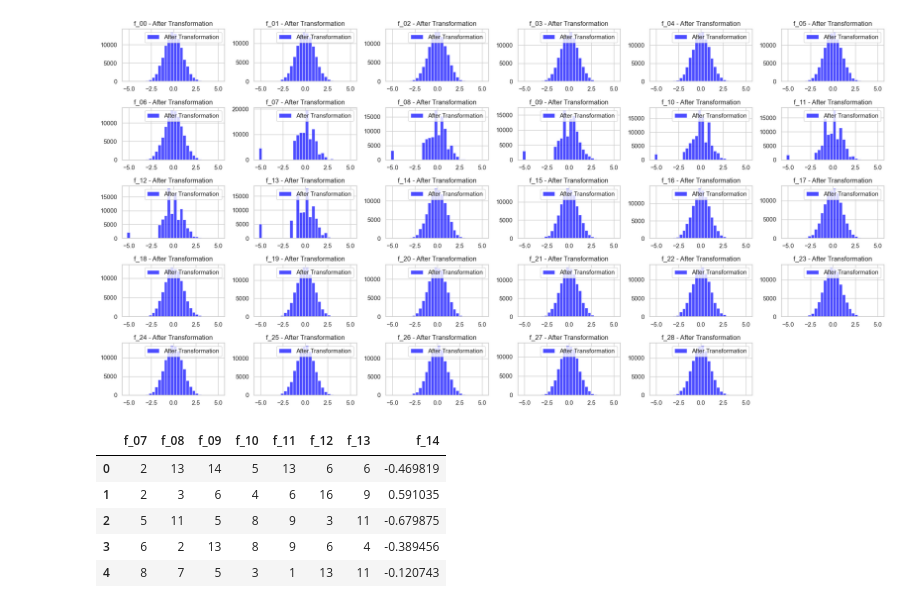
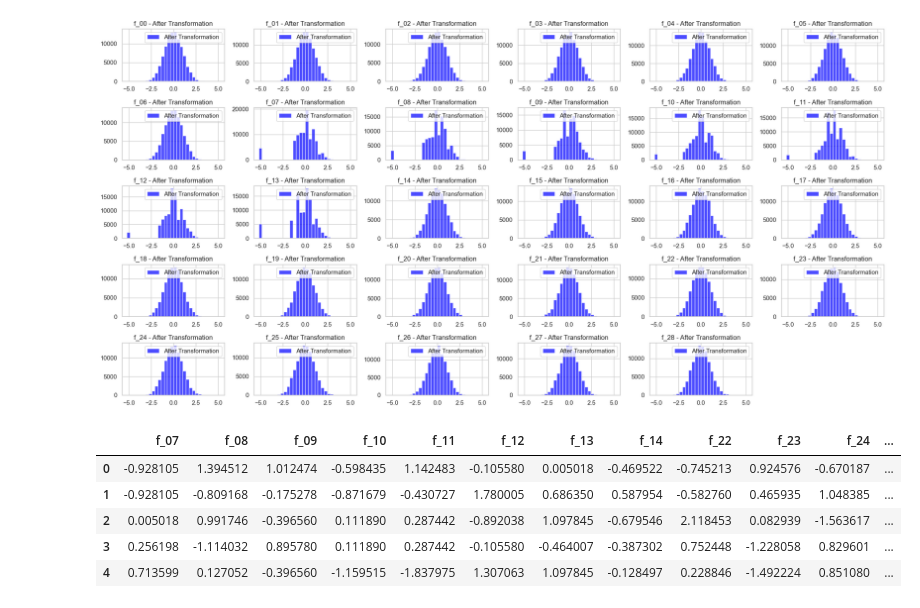
Before and after one commit to novelxv/Korika-Mentorship-Selection-2024, a Jupyter notebook: scripts/main.ipynb, the cells around one changed output. Saved outputs shown, nothing was run; the diff lists cells and outputs as text; code cells hidden in the pictures.

Commit message:
change data_important

```diff
--- a/scripts/main.ipynb
+++ b/scripts/main.ipynb
@@ -167,12 +155,13 @@ data_quantile = scale_transform(data, "QuantileTransformer")
 # %%
 # Feature that is not normal distribution mean that
 # Take only the feature that is goo
-data2 =  data[["f_07", "f_08", "f_09", "f_10", "f_11", "f_12", "f_13", "f_14"]]
-data2.head()
+# until f_28 is not normal distribution
+data_important =  data_quantile[["f_07", "f_08", "f_09", "f_10", "f_11", "f_12", "f_13", "f_14", "f_22", "f_23", "f_24", "f_25", "f_26", "f_27", "f_28"]]
+data_important.head()
 # %% [output]
-|  | f_07 | f_08 | f_09 | f_10 | f_11 | f_12 | f_13 | f_14 |
-| 0 | 2 | 13 | 14 | 5 | 13 | 6 | 6 | -0.469819 |
-| 1 | 2 | 3 | 6 | 4 | 6 | 16 | 9 | 0.591035 |
-| 2 | 5 | 11 | 5 | 8 | 9 | 3 | 11 | -0.679875 |
-| 3 | 6 | 2 | 13 | 8 | 9 | 6 | 4 | -0.389456 |
-| 4 | 8 | 7 | 5 | 3 | 1 | 13 | 11 | -0.120743 |
+|  | f_07 | f_08 | f_09 | f_10 | f_11 | f_12 | f_13 | f_14 | f_22 | f_23 | f_24 | ... |
+| 0 | -0.928105 | 1.394512 | 1.012474 | -0.598435 | 1.142483 | -0.105580 | 0.005018 | -0.469522 | -0.745213 | 0.924576 | -0.670187 | ... |
+| 1 | -0.928105 | -0.809168 | -0.175278 | -0.871679 | -0.430727 | 1.780005 | 0.686350 | 0.587954 | -0.582760 | 0.465935 | 1.048385 | ... |
+| 2 | 0.005018 | 0.991746 | -0.396560 | 0.111890 | 0.287442 | -0.892038 | 1.097845 | -0.679546 | 2.118453 | 0.082939 | -1.563617 | ... |
+| 3 | 0.256198 | -1.114032 | 0.895780 | 0.111890 | 0.287442 | -0.105580 | -0.464007 | -0.387302 | 0.752448 | -1.228058 | 0.829601 | ... |
+| 4 | 0.713599 | 0.127052 | -0.396560 | -1.159515 | -1.837975 | 1.307063 | 1.097845 | -0.128497 | 0.228846 | -1.492224 | 0.851080 | ... |
```
Also changed, not shown: parts of 6 cells of this notebook, 1 other file.
